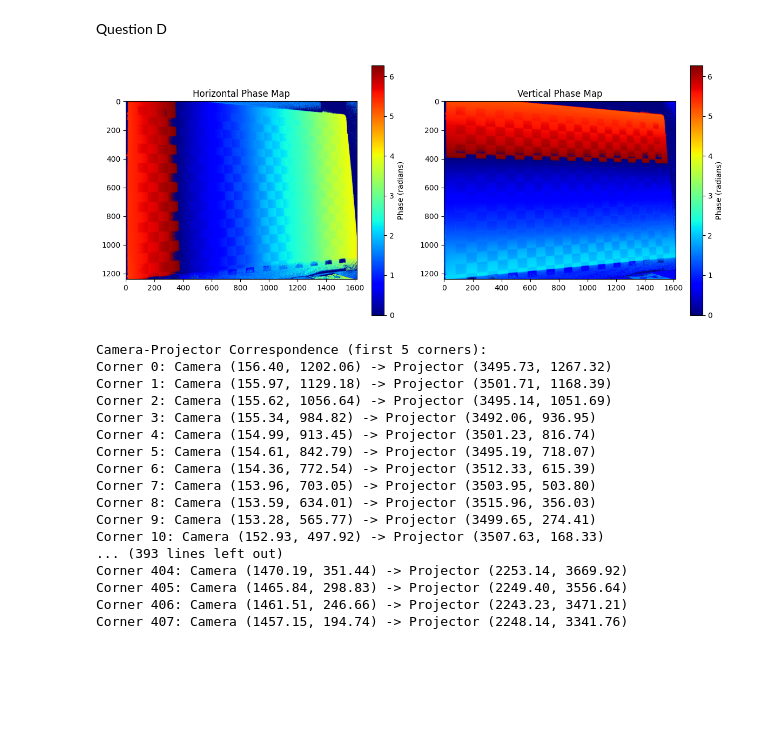
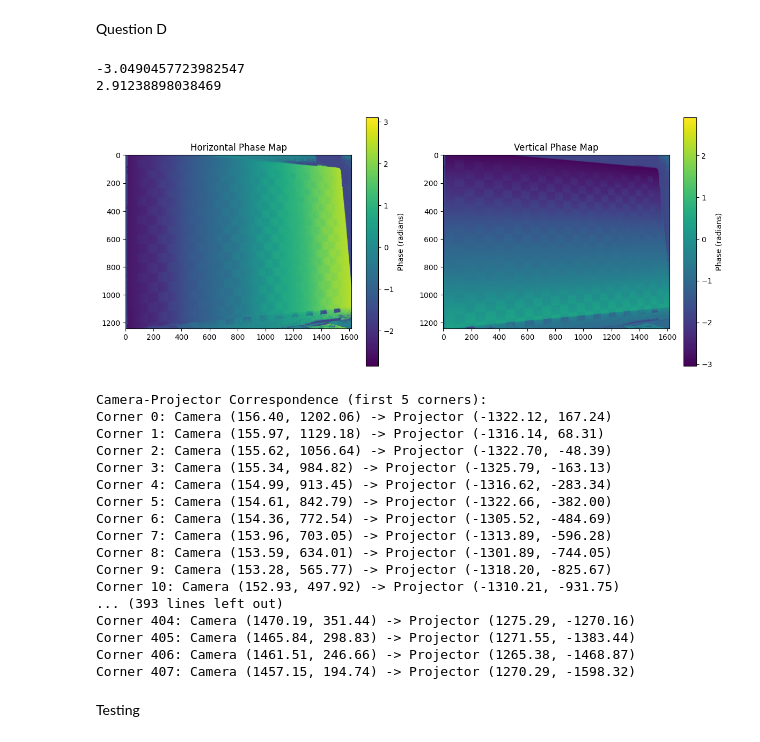
Before and after one commit to qiwen98/IntroToImagingScience, a Jupyter notebook: assignment_6/part_1_q2.ipynb, the cells around one changed output. Cells and saved outputs as stored; diff of their text form; code cells hidden in the pictures; blank space fills up the shorter version.

```diff
--- a/assignment_6/part_1_q2.ipynb
+++ b/assignment_6/part_1_q2.ipynb
@@ -320,10 +322,17 @@ def phase_to_projector_coords(phase_h, phase_v):
     proj_rows = (phase_v / VERT_PHASE_RANGE) * PROJ_ROWS  # [0, 2160]
     return proj_cols, proj_rows
 
+def shift_phase_jump(phase_map, offset):
+    """Shift phase jump by adding offset and rewrapping."""
+    return np.angle(np.exp(1j * (phase_map + offset)))
+
 def main():
     # Base path for images (adjust as needed)
     base_path_no_pattern = "Data/Calibration/NoPattern"
     base_path_pattern = "Data/Calibration/Patterns"
+
+    # Make sure to access the global variables from camera calibration from previous step
+    global camera_matrix1, dist_coeffs1, rotation_vectors, translation_vectors
 
     # Load checkerboard image
     checker_img = cv2.imread(f"{base_path_no_pattern}/1.png")
@@ -365,13 +374,22 @@ def main():
     phase_v = compute_phase_map(v_I0, v_I1, v_I2, v_I3)  # Vertical phase [0, 1.125π]
 
 
+    h_offset = -1.6 # Adjust this value for horizontal map
+    v_offset = -1.8  # Adjust this value for vertical map
+
+    # Apply the phase shift
+    new_horizontal_phase = shift_phase_jump(phase_h, h_offset)
+    new_vertical_phase = shift_phase_jump(phase_v, v_offset)
+    print(np.min(new_vertical_phase))
+    print(np.max(new_vertical_phase))
+
     # Extract phase at checkerboard corners
     corner_phases_h = []
     corner_phases_v = []
     for corner in corners:
         x, y = int(corner[0]), int(corner[1])  # Pixel coordinates
-        corner_phases_h.append(phase_h[y, x])
-        corner_phases_v.append(phase_v[y, x])
+        corner_phases_h.append(new_horizontal_phase[y, x])
+        corner_phases_v.append(new_vertical_phase[y, x])
     corner_phases_h = np.array(corner_phases_h)
     corner_phases_v = np.array(corner_phases_v)
 
@@ -383,50 +401,54 @@ def main():
     for i, corner in enumerate(corners):
         cam_x, cam_y = corner  # Camera pixel coordinates
         proj_col, proj_row = proj_cols[i], proj_rows[i]  # Projector coordinates
         correspondence.append({
             'camera': (cam_x, cam_y),
             'projector': (proj_col, proj_row)
         })
 
     # Visualize phase maps (optional)
     plt.figure(figsize=(12, 5))
     plt.subplot(1, 2, 1)
-    plt.imshow(phase_h, cmap='jet')
+    plt.imshow(new_horizontal_phase, cmap='viridis')
     plt.title('Horizontal Phase Map')
     plt.colorbar(label='Phase (radians)')
     plt.subplot(1, 2, 2)
-    plt.imshow(phase_v, cmap='jet')
+    plt.imshow(new_vertical_phase, cmap='viridis')
     plt.title('Vertical Phase Map')
     plt.colorbar(label='Phase (radians)')
     plt.tight_layout()
     plt.show()
 
     # Print correspondence for the first few corners
     print("Camera-Projector Correspondence (first 5 corners):")
     for i, corr in enumerate(correspondence[:]):
         print(f"Corner {i}: Camera ({corr['camera'][0]:.2f}, {corr['camera'][1]:.2f}) "
               f"-> Projector ({corr['projector'][0]:.2f}, {corr['projector'][1]:.2f})")
 
     return correspondence
 
 if __name__ == "__main__":
     correspondence = main()
 # %% [output]
+-3.0490457723982547
+2.91238898038469
-[figure, old version]
+[figure, new version]
-Camera-Projector Correspondence (first 5 corners):
-Corner 0: Camera (156.40, 1202.06) -> Projector (3495.73, 1267.32)
-Corner 1: Camera (155.97, 1129.18) -> Projector (3501.71, 1168.39)
-Corner 2: Camera (155.62, 1056.64) -> Projector (3495.14, 1051.69)
-Corner 3: Camera (155.34, 984.82) -> Projector (3492.06, 936.95)
-Corner 4: Camera (154.99, 913.45) -> Projector (3501.23, 816.74)
-Corner 5: Camera (154.61, 842.79) -> Projector (3495.19, 718.07)
-Corner 6: Camera (154.36, 772.54) -> Projector (3512.33, 615.39)
-Corner 7: Camera (153.96, 703.05) -> Projector (3503.95, 503.80)
-Corner 8: Camera (153.59, 634.01) -> Projector (3515.96, 356.03)
-Corner 9: Camera (153.28, 565.77) -> Projector (3499.65, 274.41)
-Corner 10: Camera (152.93, 497.92) -> Projector (3507.63, 168.33)
-... (393 lines left out)
-Corner 404: Camera (1470.19, 351.44) -> Projector (2253.14, 3669.92)
-Corner 405: Camera (1465.84, 298.83) -> Projector (2249.40, 3556.64)
-Corner 406: Camera (1461.51, 246.66) -> Projector (2243.23, 3471.21)
-Corner 407: Camera (1457.15, 194.74) -> Projector (2248.14, 3341.76)
+Camera-Projector Correspondence (first 5 corners):
+Corner 0: Camera (156.40, 1202.06) -> Projector (-1322.12, 167.24)
+Corner 1: Camera (155.97, 1129.18) -> Projector (-1316.14, 68.31)
+Corner 2: Camera (155.62, 1056.64) -> Projector (-1322.70, -48.39)
+Corner 3: Camera (155.34, 984.82) -> Projector (-1325.79, -163.13)
+Corner 4: Camera (154.99, 913.45) -> Projector (-1316.62, -283.34)
+Corner 5: Camera (154.61, 842.79) -> Projector (-1322.66, -382.00)
+Corner 6: Camera (154.36, 772.54) -> Projector (-1305.52, -484.69)
+Corner 7: Camera (153.96, 703.05) -> Projector (-1313.89, -596.28)
+Corner 8: Camera (153.59, 634.01) -> Projector (-1301.89, -744.05)
+Corner 9: Camera (153.28, 565.77) -> Projector (-1318.20, -825.67)
+Corner 10: Camera (152.93, 497.92) -> Projector (-1310.21, -931.75)
+... (393 lines left out)
+Corner 404: Camera (1470.19, 351.44) -> Projector (1275.29, -1270.16)
+Corner 405: Camera (1465.84, 298.83) -> Projector (1271.55, -1383.44)
+Corner 406: Camera (1461.51, 246.66) -> Projector (1265.38, -1468.87)
+Corner 407: Camera (1457.15, 194.74) -> Projector (1270.29, -1598.32)
+# %% [markdown]
+Testing
```
Also changed, not shown: parts of 4 cells of this notebook, 20 other files.
